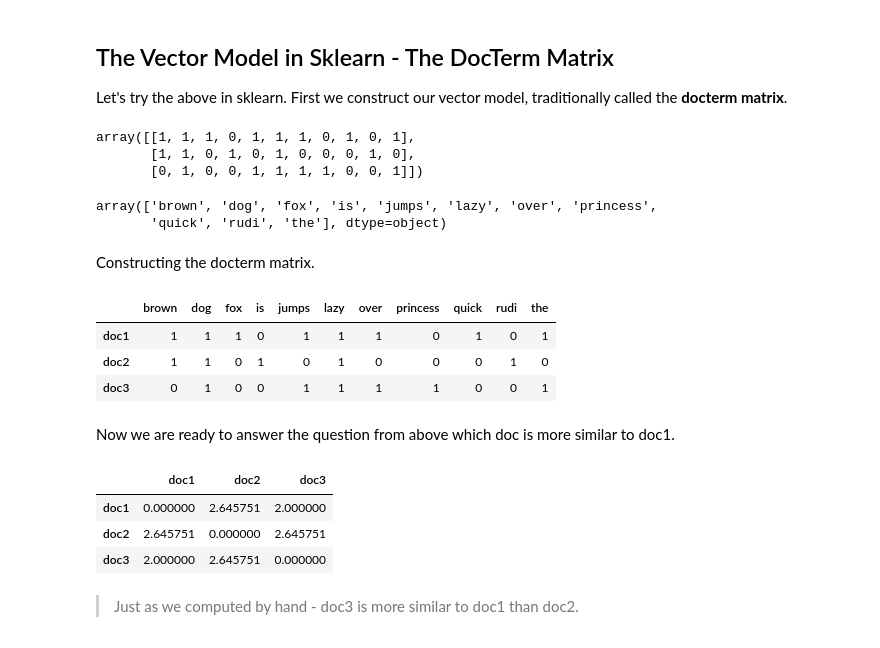
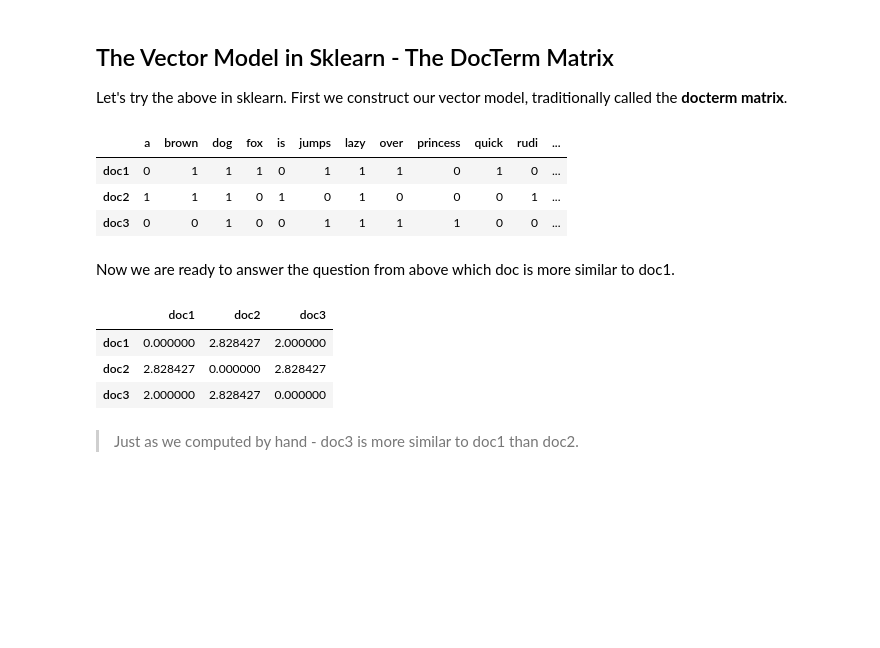
Before and after one commit to lutzhamel/CSC310, a Jupyter notebook: notes/18-NLP.ipynb, the cells around one changed output. Cells and saved outputs as stored; diff of their text form; code cells hidden in the pictures; blank space fills up the shorter version.

```diff
--- a/notes/18-NLP.ipynb
+++ b/notes/18-NLP.ipynb
@@ -108,38 +107,15 @@ doc_names = ["doc1", "doc2", "doc3"]
 docs = ["the quick brown fox jumps over the lazy dog",
         "rudi is a lazy brown dog",
         "princess jumps over the lazy dog"]
-# %%
-# build the docarray
-# NOTE: docarray is the raw vector model without any metainfo
-vectorizer = CountVectorizer(analyzer = "word",
-                             binary = True)
-docarray = vectorizer.fit_transform(docs).toarray()
-docarray
-# %% [output]
-array([[1, 1, 1, 0, 1, 1, 1, 0, 1, 0, 1],
-       [1, 1, 0, 1, 0, 1, 0, 0, 0, 1, 0],
-       [0, 1, 0, 0, 1, 1, 1, 1, 0, 0, 1]])
-# %%
-# get the coordinates/metainfo of our vector model
-# NOTE: sklearn filters out single character words -- is drops 'a'
-coords = vectorizer.get_feature_names_out()
-coords
-# %% [output]
-array(['brown', 'dog', 'fox', 'is', 'jumps', 'lazy', 'over', 'princess',
-       'quick', 'rudi', 'the'], dtype=object)
-# %% [markdown]
-Constructing the docterm matrix.
 # %%
-# construct our vectormodel traditionally called the 'docterm matrix'
-docterm = pandas.DataFrame(data=docarray,
-                           index=doc_names,
-                           columns=coords)
+# build the docterm matrix
+docterm = dsutils.docterm_matrix(docs, doc_names)
 docterm
 # %% [output]
-|  | brown | dog | fox | is | jumps | lazy | over | princess | quick | rudi | the |
-| doc1 | 1 | 1 | 1 | 0 | 1 | 1 | 1 | 0 | 1 | 0 | 1 |
-| doc2 | 1 | 1 | 0 | 1 | 0 | 1 | 0 | 0 | 0 | 1 | 0 |
-| doc3 | 0 | 1 | 0 | 0 | 1 | 1 | 1 | 1 | 0 | 0 | 1 |
+|  | a | brown | dog | fox | is | jumps | lazy | over | princess | quick | rudi | ... |
+| doc1 | 0 | 1 | 1 | 1 | 0 | 1 | 1 | 1 | 0 | 1 | 0 | ... |
+| doc2 | 1 | 1 | 1 | 0 | 1 | 0 | 1 | 0 | 0 | 0 | 1 | ... |
+| doc3 | 0 | 0 | 1 | 0 | 0 | 1 | 1 | 1 | 1 | 0 | 0 | ... |
 # %% [markdown]
 Now we are ready to answer the question from above which doc is more similar to doc1.
 # %%
@@ -150,9 +126,9 @@ distances = pandas.DataFrame(data=euclidean_distances(docterm),
 distances
 # %% [output]
 |  | doc1 | doc2 | doc3 |
-| doc1 | 0.000000 | 2.645751 | 2.000000 |
-| doc2 | 2.645751 | 0.000000 | 2.645751 |
-| doc3 | 2.000000 | 2.645751 | 0.000000 |
+| doc1 | 0.000000 | 2.828427 | 2.000000 |
+| doc2 | 2.828427 | 0.000000 | 2.828427 |
+| doc3 | 2.000000 | 2.828427 | 0.000000 |
 # %% [markdown]
 > Just as we computed by hand - doc3 is more similar to doc1 than doc2.
 # %% [markdown]
```
Also changed, not shown: parts of 21 cells of this notebook, 1 other file.
